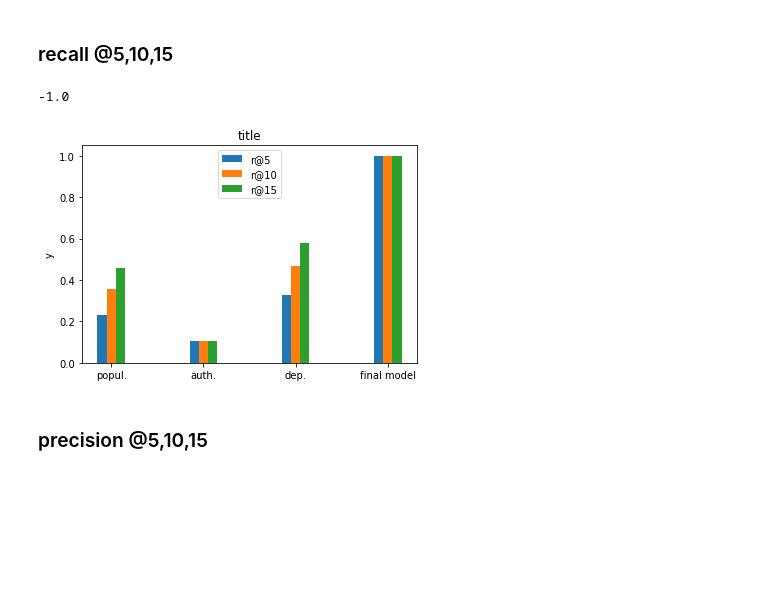
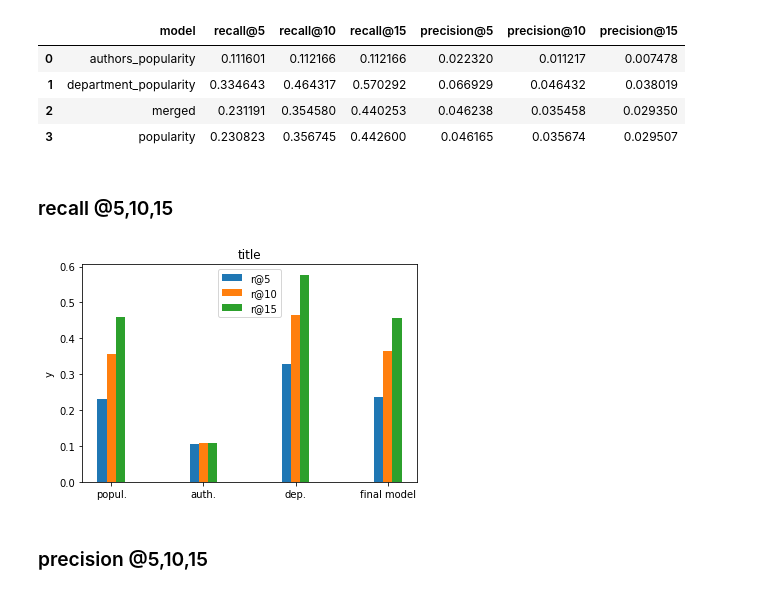
Before and after one commit to amakarewicz/RecommenderSystem, a Jupyter notebook: Piotr/model/Kamila_test_model/plots_n_data.ipynb, the cells around one changed output. Drawn from its saved outputs; the diff is of its cells as text; code cells hidden in the pictures; blank space fills up the shorter version.

```diff
--- a/Piotr/model/Kamila_test_model/plots_n_data.ipynb
+++ b/Piotr/model/Kamila_test_model/plots_n_data.ipynb
@@ -9,13 +12,20 @@ from plots import barplot
+# %%
+results.groupby(['model'])[['recall@5', 'recall@10', 'recall@15','precision@5', 'precision@10', 'precision@15']].mean().reset_index()
+# %% [output]
+|  | model | recall@5 | recall@10 | recall@15 | precision@5 | precision@10 | precision@15 |
+| 0 | authors_popularity | 0.111601 | 0.112166 | 0.112166 | 0.022320 | 0.011217 | 0.007478 |
+| 1 | department_popularity | 0.334643 | 0.464317 | 0.570292 | 0.066929 | 0.046432 | 0.038019 |
+| 2 | merged | 0.231191 | 0.354580 | 0.440253 | 0.046238 | 0.035458 | 0.029350 |
+| 3 | popularity | 0.230823 | 0.356745 | 0.442600 | 0.046165 | 0.035674 | 0.029507 |
 # %% [markdown]
 ### recall @5,10,15
 # %%
-y = [[0.2321,0.1067,0.3281,1],[0.3575,0.1075,0.4654,1],[0.4595,0.1075,0.5773,1]]
+y = [[0.2321,0.1067,0.3281,0.2377],[0.3575,0.1075,0.4654,0.3640],[0.4595,0.1075,0.5773,0.4569]]
 x_names = ['popul.','auth.','dep.','final model']
 bar_names = ['r@5','r@10','r@15']
 barplot(y,x_names,bar_names)
 # %% [output]
--1.0
-[figure, old version]
+[figure, new version]
 # %% [markdown]
 ### precision @5,10,15
 # %%
```
Also changed, not shown: parts of 3 cells of this notebook, 16 other files.
